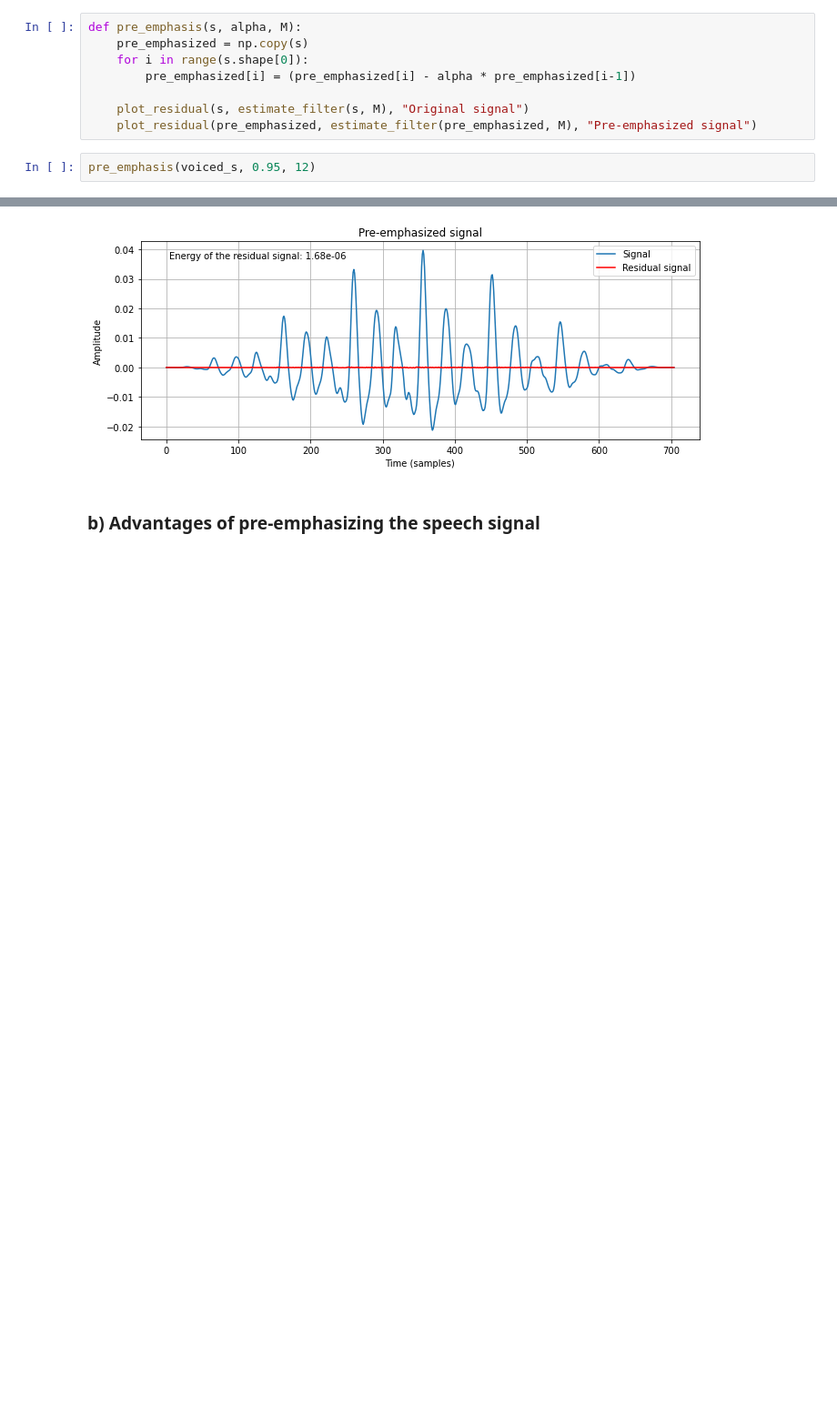
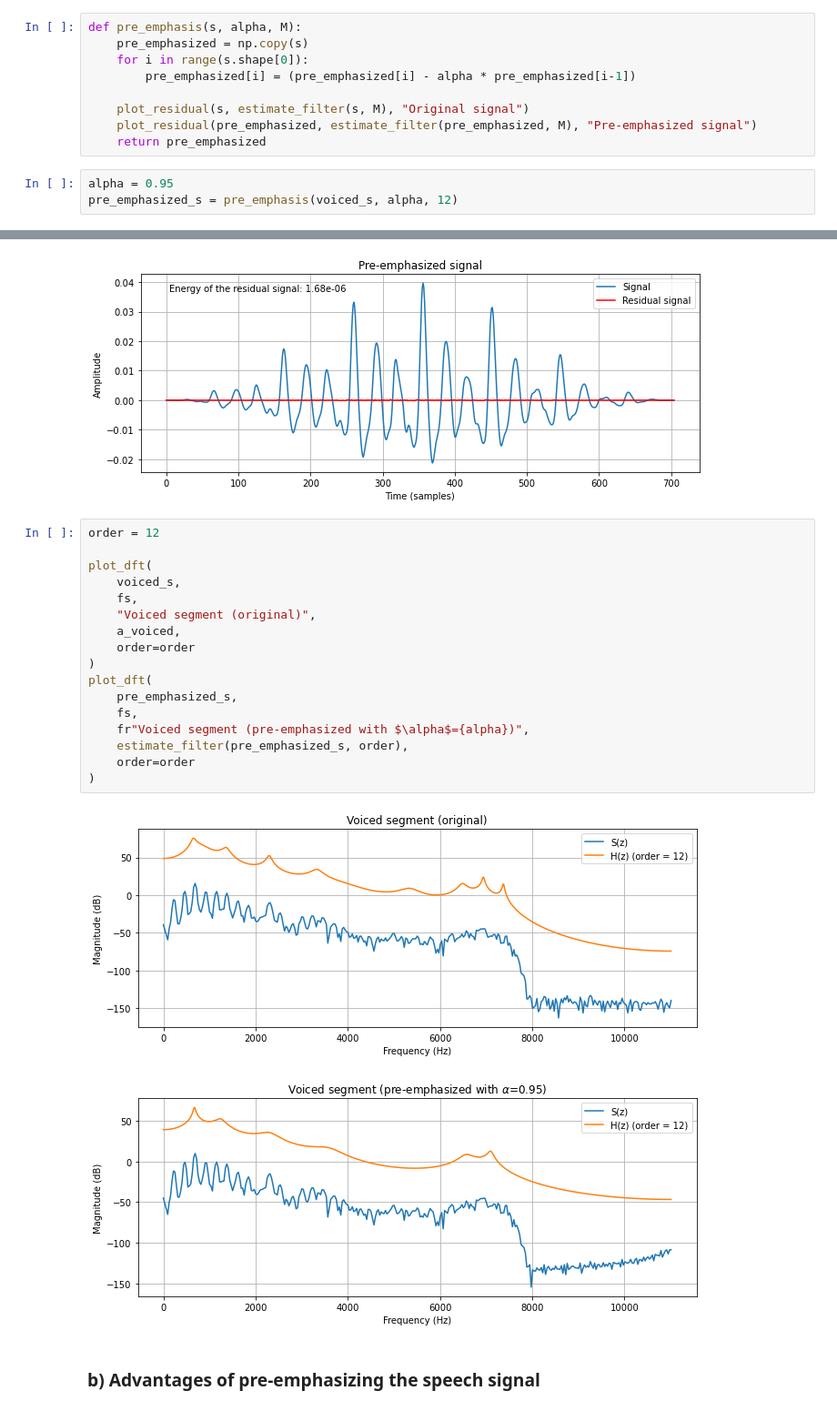
Before and after one commit to iibrahimli/ssp_sose2023, a Jupyter notebook: Exercise3/exercise3.ipynb, the cells around one changed output, grey strips where cells are left out. Shown at 91% size. Cells and saved outputs as stored; diff of their text form; blank space fills up the shorter version.

Commit message:
Add DFT plot for pre-emphasised signal

```diff
--- a/Exercise3/exercise3.ipynb
+++ b/Exercise3/exercise3.ipynb
@@ -322,11 +322,33 @@ def pre_emphasis(s, alpha, M):
 
     plot_residual(s, estimate_filter(s, M), "Original signal")
     plot_residual(pre_emphasized, estimate_filter(pre_emphasized, M), "Pre-emphasized signal")
+    return pre_emphasized
 # %%
-pre_emphasis(voiced_s, 0.95, 12)
+alpha = 0.95
+pre_emphasized_s = pre_emphasis(voiced_s, alpha, 12)
 # %% [output]
 [figure]
 [figure]
+# %%
+order = 12
+
+plot_dft(
+    voiced_s,
+    fs,
+    "Voiced segment (original)",
+    a_voiced,
+    order=order
+)
+plot_dft(
+    pre_emphasized_s,
+    fs,
+    fr"Voiced segment (pre-emphasized with $\alpha$={alpha})",
+    estimate_filter(pre_emphasized_s, order),
+    order=order
+)
+# %% [output]
+[figure, added]
+[figure, added]
 # %% [markdown]
 ### b) Advantages of pre-emphasizing the speech signal
 # %% [markdown]
```
